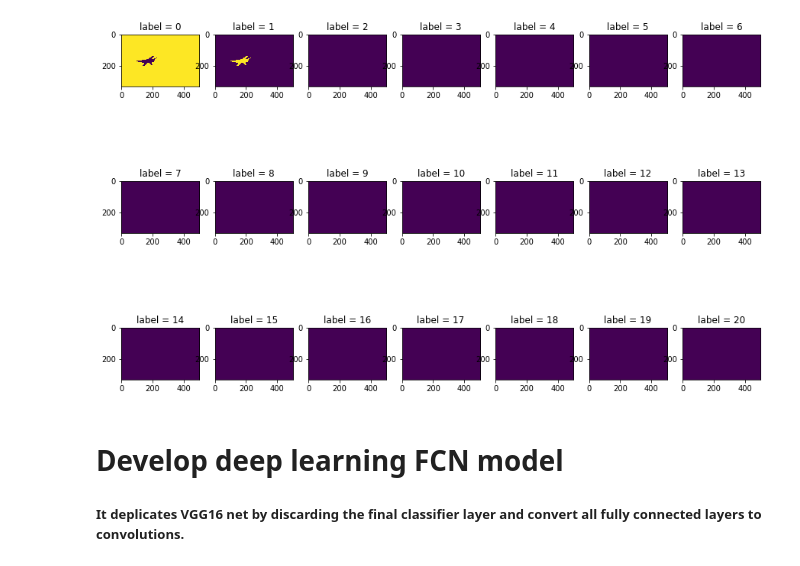
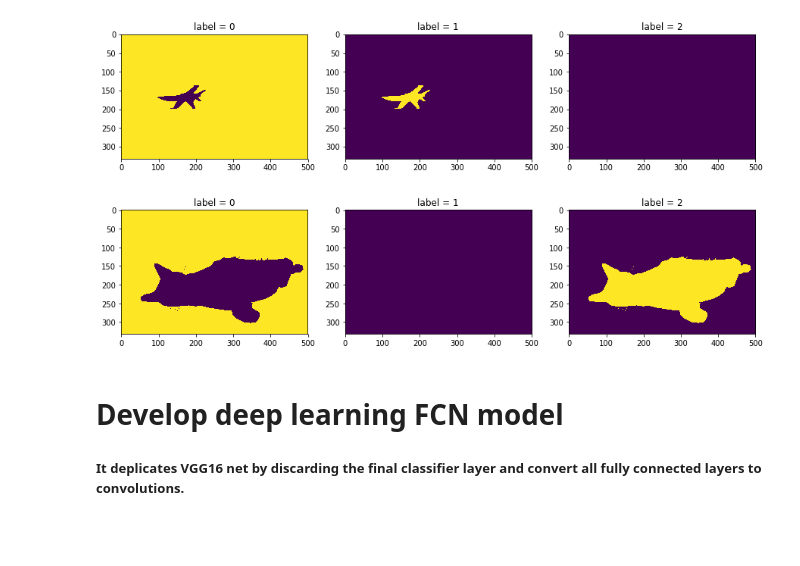
Before and after one commit to ivonajdenkoska/cv-in-the-name-of-deep-learning, a Jupyter notebook: src/segmentation_final.ipynb, the cells around one changed output. Saved outputs shown, nothing was run; the diff lists cells and outputs as text; code cells hidden in the pictures; blank space fills up the shorter version.

```diff
--- a/src/segmentation_final.ipynb
+++ b/src/segmentation_final.ipynb
@@ -154,13 +179,12 @@ plot_pair(1, validation_features_resized, validation_segmentations_resized)
 # %%
 colormap2label = nd.zeros(256 ** 3)
-for i, colormap in enumerate(VOC_COLORMAP):
+for i, colormap in enumerate(VOC_COLORMAP_FILTER):
     colormap2label[(colormap[0] * 256 + colormap[1]) * 256 + colormap[2]] = i
 
 
 def voc_label_indices(colormap, colormap2label):
     colormap = colormap.astype('int32')
-    idx = ((colormap[:, :, 0] * 256 + colormap[:, :, 1]) * 256
-           + colormap[:, :, 2])
+    idx = ((colormap[:, :, 0] * 256 + colormap[:, :, 1]) * 256 + colormap[:, :, 2])
     return colormap2label[idx]
 # %%
 def getSegmentationArr( img, nClasses,  width, height):
@@ -187,16 +216,21 @@ val_seg_labels = get_segmentation_labels(validation_segmentations_raw)
 # %%
-# Plot segmentations
-img = voc_label_indices(train_segmentations_raw[1], colormap2label).asnumpy()
-# img = train_seg_labels[0]
-mi, ma = 0, 20
-n_classes_plot = 21
-fig = plt.figure(figsize=(15,10))
-for k in range(mi, ma+1):
-    ax = fig.add_subplot(3, n_classes_plot/3, k+1)
-    ax.imshow((img == k)*1.0)
-    ax.set_title("label = {}".format(k))
+# Plot segmentations (sanity check)
+def plot_segmentation(idx):
+    img = voc_label_indices(train_segmentations_raw[idx], colormap2label).asnumpy()
+#     img = train_seg_labels[0]
+    mi, ma = 0, 2
+    n_classes_plot = 3
+    fig = plt.figure(figsize=(15,10))
+    for k in range(mi, ma+1):
+        ax = fig.add_subplot(1, n_classes_plot, k+1)
+        ax.imshow((img == k)*1.0)
+        ax.set_title("label = {}".format(k))
+
+plot_segmentation(1)
+plot_segmentation(40)
 # %% [output]
-[figure, old version]
+[figure, new version]
+[figure, added]
 # %% [markdown]
 # Develop deep learning FCN model
 ##### It deplicates VGG16 net by discarding the final classifier layer and convert all fully connected layers to convolutions.
```
Also changed, not shown: parts of 9 cells of this notebook.
